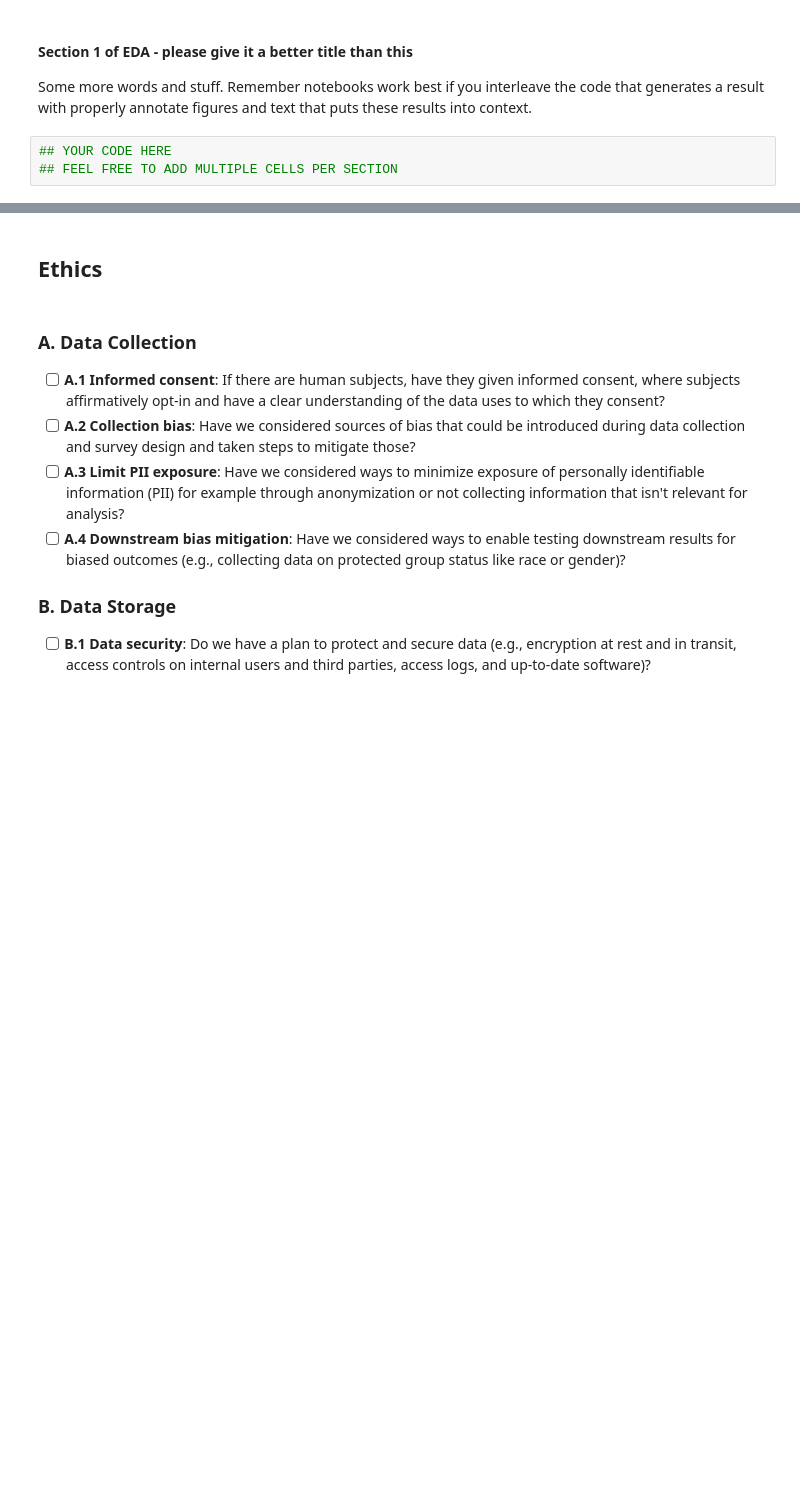
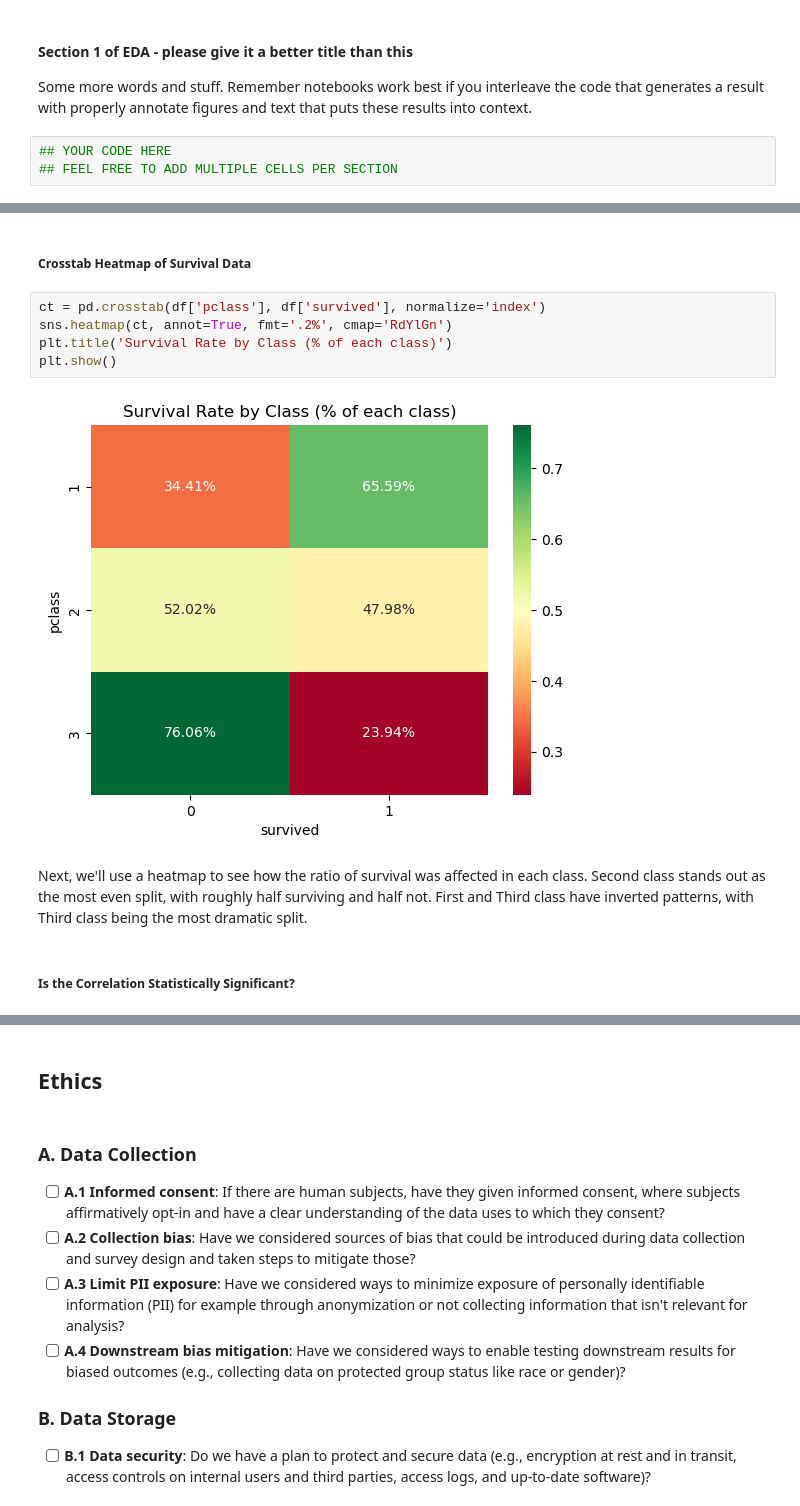
Before and after one commit to COGS108/Group036_WI26, a Jupyter notebook: 02-EDACheckpoint.ipynb, the cells around one changed output, grey strips where cells are left out. Cells and saved outputs as stored; diff of their text form; blank space fills up the shorter version.

```diff
--- a/02-EDACheckpoint.ipynb
+++ b/02-EDACheckpoint.ipynb
@@ -269,0 +297,13 @@ Name: count, dtype: int64
+# %% [markdown]
+##### Crosstab Heatmap of Survival Data
+# %%
+ct = pd.crosstab(df['pclass'], df['survived'], normalize='index')
+sns.heatmap(ct, annot=True, fmt='.2%', cmap='RdYlGn')
+plt.title('Survival Rate by Class (% of each class)')
+plt.show()
+# %% [output]
+[figure, added]
+# %% [markdown]
+Next, we'll use a heatmap to see how the ratio of survival was affected in each class. Second class stands out as the most even split, with roughly half surviving and half not. First and Third class have inverted patterns, with Third class being the most dramatic split.
+# %% [markdown]
+##### Is the Correlation Statistically Significant?
```
Also changed, not shown: parts of 8 cells of this notebook.
